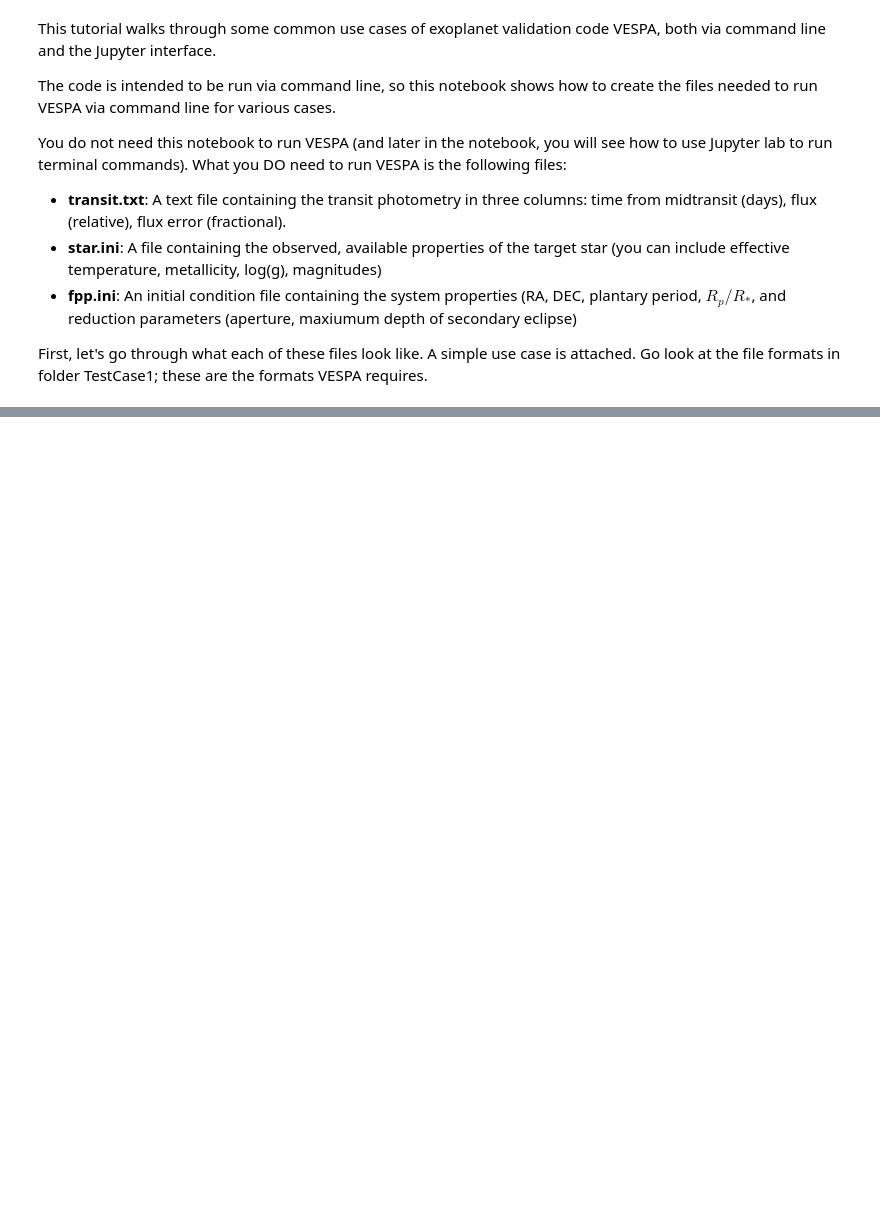
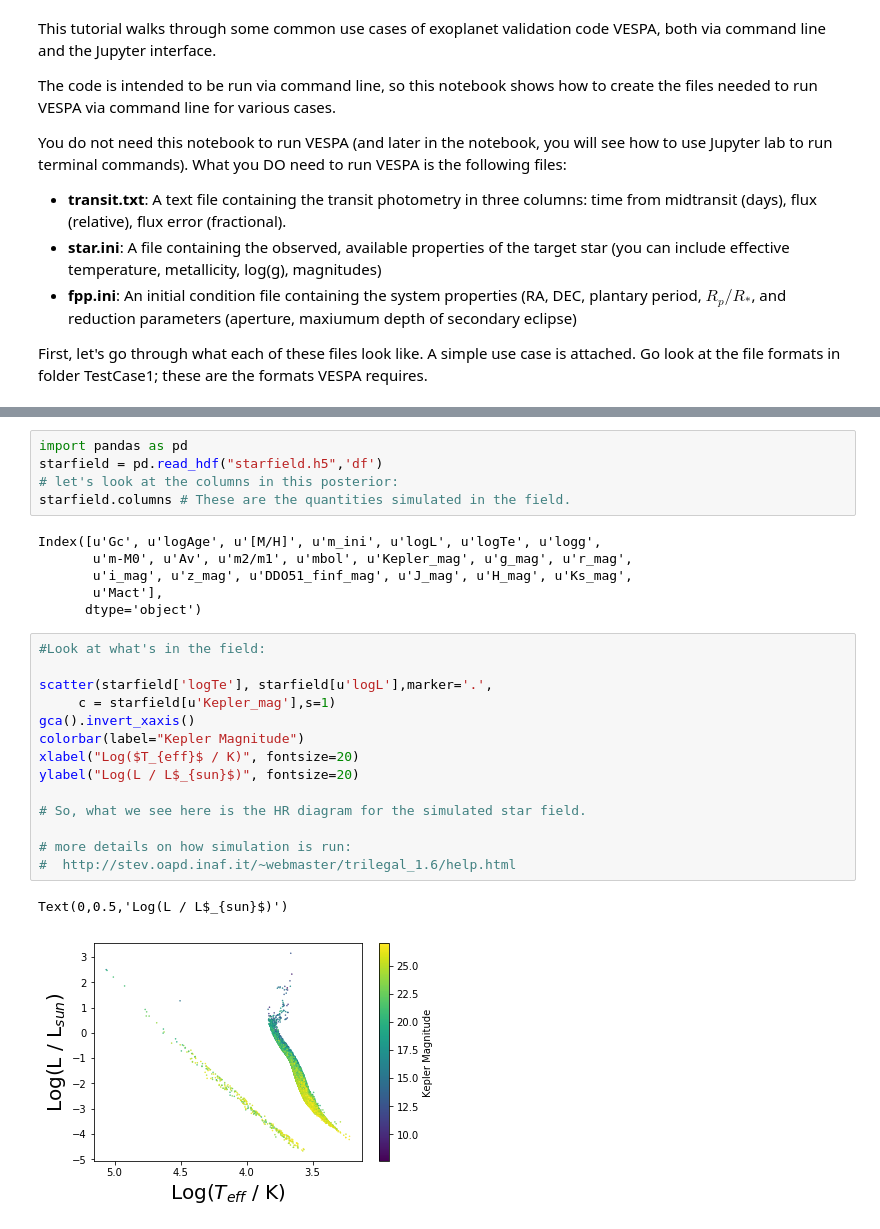
Before and after one commit to timothydmorton/vespa-tutorial, a Jupyter notebook: Notebooks/Tutorial_draft.ipynb, the cells around one changed output, grey strips where cells are left out. Drawn from its saved outputs; the diff is of its cells as text; blank space fills up the shorter version.

```diff
--- a/Notebooks/Tutorial_draft.ipynb
+++ b/Notebooks/Tutorial_draft.ipynb
@@ -44,0 +135,28 @@ This command takes as its argument the directory containing the three files desc
+# %%
+import pandas as pd
+starfield = pd.read_hdf("starfield.h5",'df')
+# let's look at the columns in this posterior:
+starfield.columns # These are the quantities simulated in the field.
+# %% [output]
+Index([u'Gc', u'logAge', u'[M/H]', u'm_ini', u'logL', u'logTe', u'logg',
+       u'm-M0', u'Av', u'm2/m1', u'mbol', u'Kepler_mag', u'g_mag', u'r_mag',
+       u'i_mag', u'z_mag', u'DDO51_finf_mag', u'J_mag', u'H_mag', u'Ks_mag',
+       u'Mact'],
+      dtype='object')
+# %%
+#Look at what's in the field:
+
+scatter(starfield['logTe'], starfield[u'logL'],marker='.',
+     c = starfield[u'Kepler_mag'],s=1)
+gca().invert_xaxis()
+colorbar(label="Kepler Magnitude")
+xlabel("Log($T_{eff}$ / K)", fontsize=20)
+ylabel("Log(L / L$_{sun}$)", fontsize=20)
+
+# So, what we see here is the HR diagram for the simulated star field.
+
+# more details on how simulation is run:
+#  http://stev.oapd.inaf.it/~webmaster/trilegal_1.6/help.html
+# %% [output]
+Text(0,0.5,'Log(L / L$_{sun}$)')
+[figure, added]
```
Also changed, not shown: parts of 27 cells of this notebook, 10 other files.
